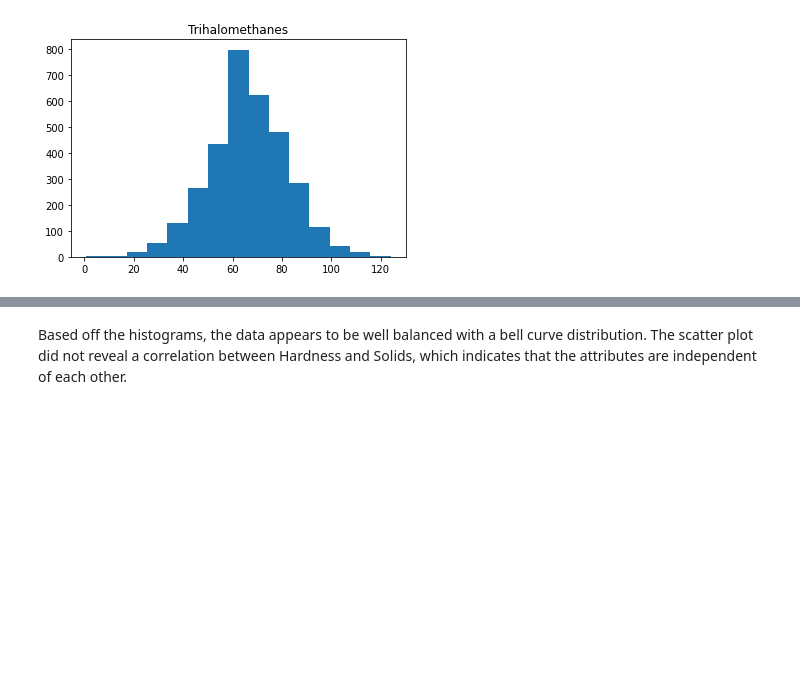
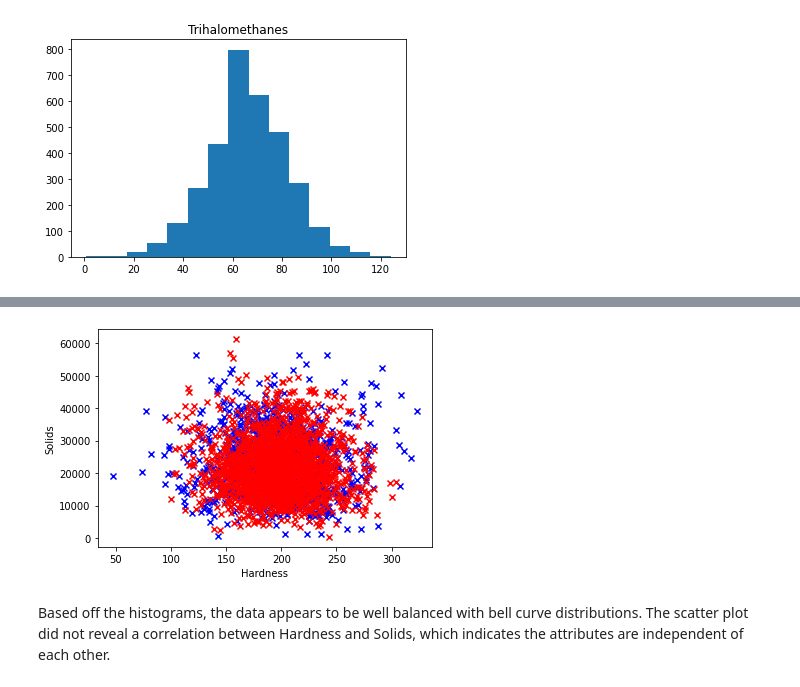
Before and after one commit to thomaspeavler/Water-Potability-Classifier, a Jupyter notebook: water-classifier.ipynb, the cells around one changed output, grey strips where cells are left out. Drawn from its saved outputs; the diff is of its cells as text; code cells hidden in the pictures; blank space fills up the shorter version.

```diff
--- a/water-classifier.ipynb
+++ b/water-classifier.ipynb
@@ -156,2 +163,14 @@ data.plot.scatter(x='Hardness', y='Solids')
+# %%
+# Clean plt and plot Hardness and Solids
+plt.clf()
+
+plt.scatter(potable_water['Hardness'], potable_water['Solids'], c='blue', marker='x')
+plt.scatter(non_potable_water['Hardness'], non_potable_water['Solids'], c='red', marker='x')
+
+plt.xlabel('Hardness')
+plt.ylabel('Solids')
+plt.show()
+# %% [output]
+[figure, added]
 # %% [markdown]
-Based off the histograms, the data appears to be well balanced with a bell curve distribution. The scatter plot did not reveal a correlation between Hardness and Solids, which indicates that the attributes are independent of each other.
+Based off the histograms, the data appears to be well balanced with bell curve distributions. The scatter plot did not reveal a correlation between Hardness and Solids, which indicates the attributes are independent of each other.
```
Also changed, not shown: parts of 10 cells of this notebook.
